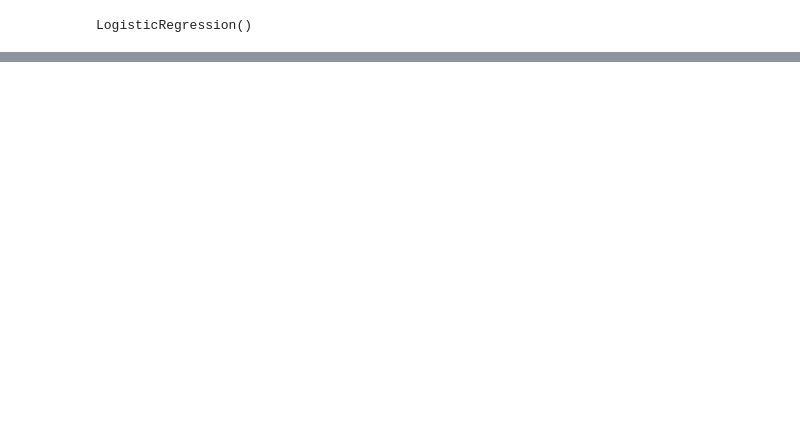
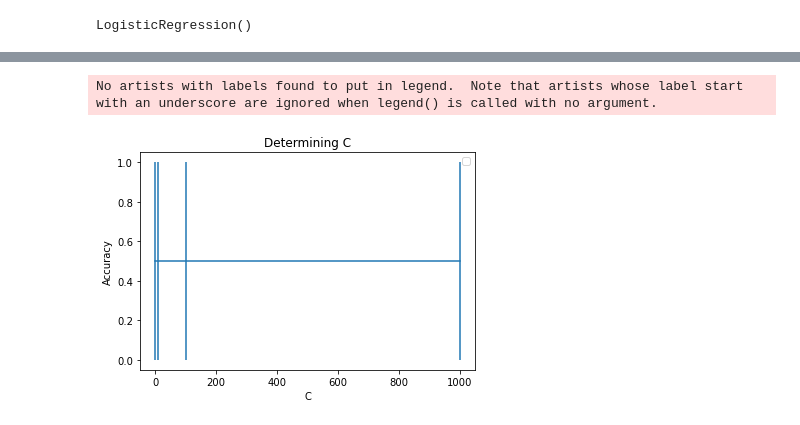
Before and after one commit to cormacmadden/Predicting-Tweet-Censorship, a Jupyter notebook: Src/logisticRegression.ipynb, the cells around one changed output, grey strips where cells are left out. Drawn from its saved outputs; the diff is of its cells as text; code cells hidden in the pictures; blank space fills up the shorter version.

```diff
--- a/Src/logisticRegression.ipynb
+++ b/Src/logisticRegression.ipynb
@@ -93,0 +129,20 @@ This tweet has a:  0.34420937157975195  chance of being left uncensored.
+# %%
+
+mean_err=[]; std_err=[]
+std_err=[]
+c_test = [0.001,10,100,1000]
+
+for c in c_test:
+    log_reg = LogisticRegression(C=c)
+    mean_err.append(np.array(scores).mean())
+    std_err.append(np.array(scores).std())
+
+plt.errorbar(c_test, mean_err, yerr=std_err)
+plt.xlabel('C'); plt.ylabel('Accuracy')
+
+plt.title('Determining C')
+plt.legend()
+plt.show()
+# %% [output]
+No artists with labels found to put in legend.  Note that artists whose label start with an underscore are ignored when legend() is called with no argument.
+[figure, added]
```
Also changed, not shown: parts of 9 cells of this notebook, 1 other file.
